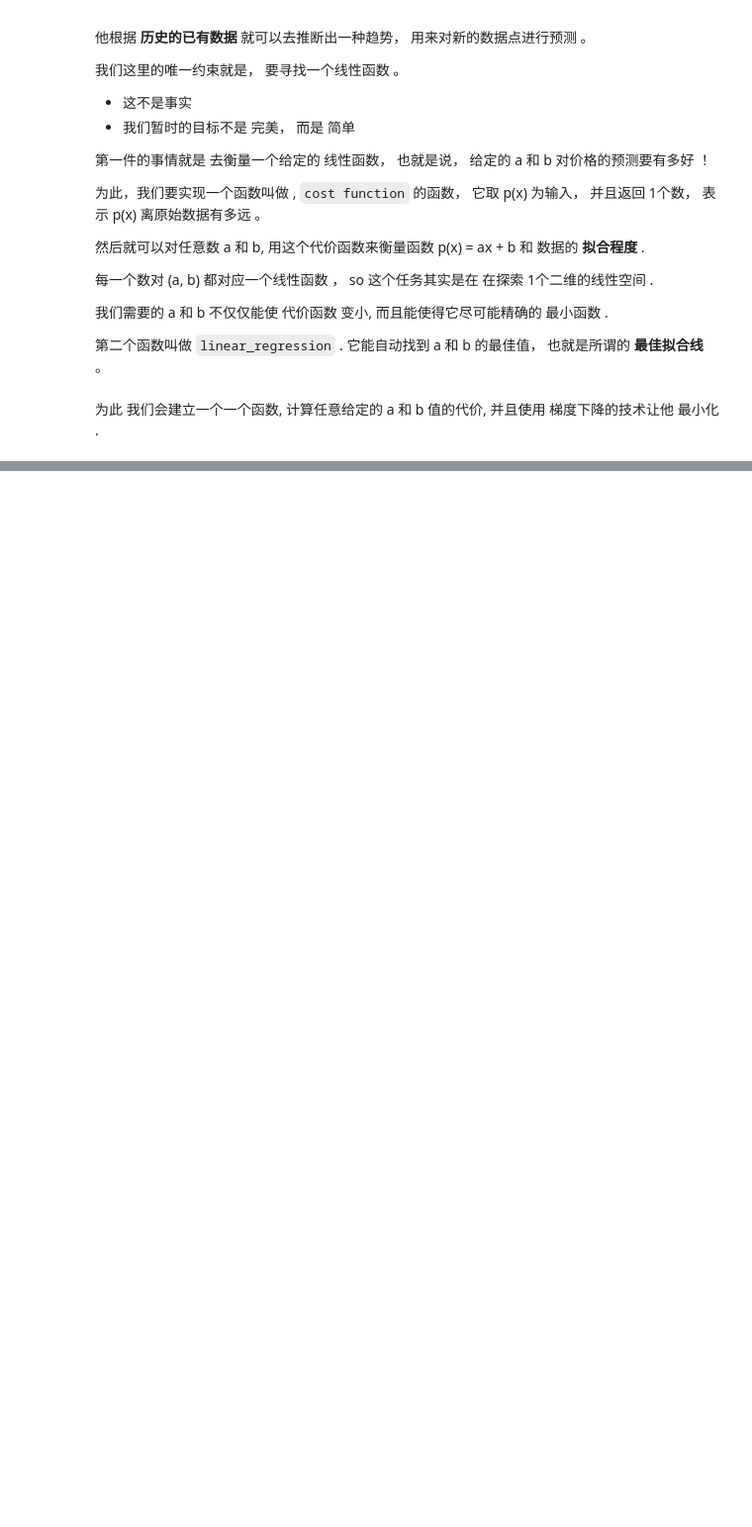
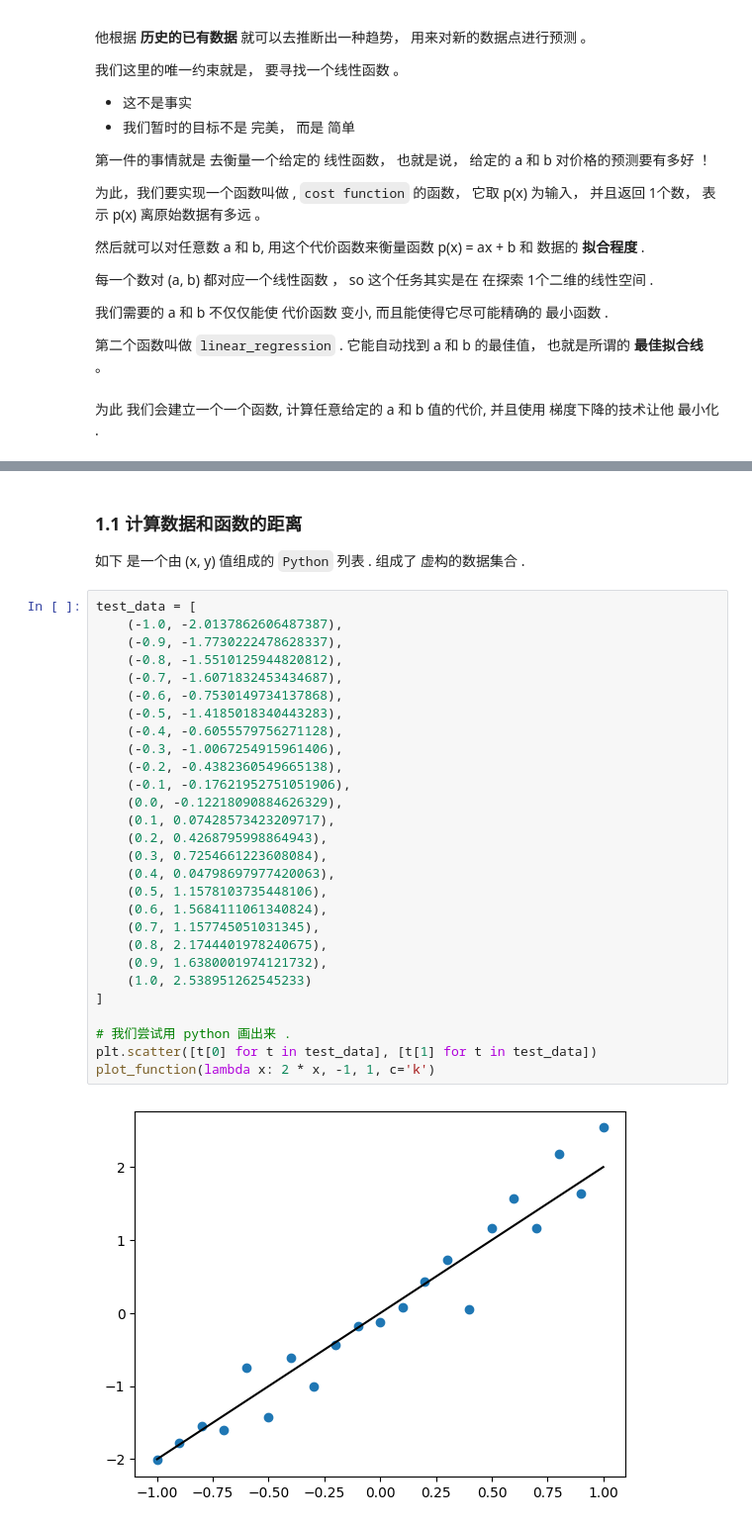
Before and after one commit to carl10086/dm-learning, a Jupyter notebook: dm-algebra/chapters/e1.ipynb, the cells around one changed output, grey strips where cells are left out. Shown at 99% size. Cells and saved outputs as stored; diff of their text form; blank space fills up the shorter version.

```diff
--- a/dm-algebra/chapters/e1.ipynb
+++ b/dm-algebra/chapters/e1.ipynb
@@ -79,0 +152,34 @@ $$
+# %% [markdown]
+### 1.1 计算数据和函数的距离
+
+如下 是一个由 (x, y) 值组成的 `Python` 列表 . 组成了 虚构的数据集合 .
+# %%
+test_data = [
+    (-1.0, -2.0137862606487387),
+    (-0.9, -1.7730222478628337),
+    (-0.8, -1.5510125944820812),
+    (-0.7, -1.6071832453434687),
+    (-0.6, -0.7530149734137868),
+    (-0.5, -1.4185018340443283),
+    (-0.4, -0.6055579756271128),
+    (-0.3, -1.0067254915961406),
+    (-0.2, -0.4382360549665138),
+    (-0.1, -0.17621952751051906),
+    (0.0, -0.12218090884626329),
+    (0.1, 0.07428573423209717),
+    (0.2, 0.4268795998864943),
+    (0.3, 0.7254661223608084),
+    (0.4, 0.04798697977420063),
+    (0.5, 1.1578103735448106),
+    (0.6, 1.5684111061340824),
+    (0.7, 1.157745051031345),
+    (0.8, 2.1744401978240675),
+    (0.9, 1.6380001974121732),
+    (1.0, 2.538951262545233)
+]
+
+# 我们尝试用 python 画出来 .
+plt.scatter([t[0] for t in test_data], [t[1] for t in test_data])
+plot_function(lambda x: 2 * x, -1, 1, c='k')
+# %% [output]
+[figure, added]
```
Also changed, not shown: parts of 73 cells of this notebook, 1 other file.
